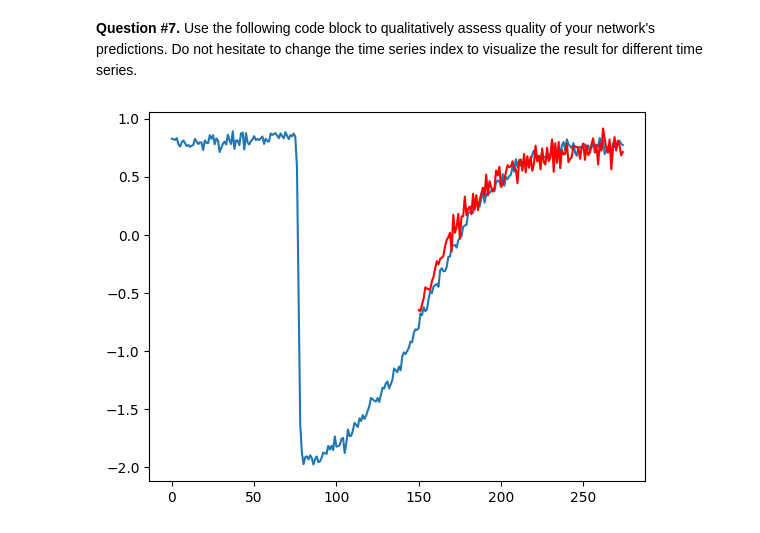
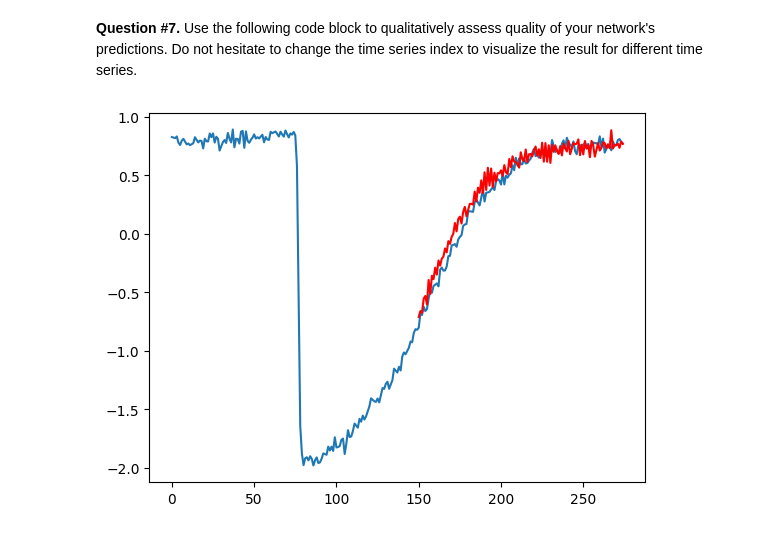
Before and after one commit to rtavenar/notebooks-ml4ts, a Jupyter notebook: 03_align4ml_sol.ipynb, the cells around one changed output. Drawn from its saved outputs; the diff is of its cells as text; code cells hidden in the pictures.

```diff
--- a/03_align4ml_sol.ipynb
+++ b/03_align4ml_sol.ipynb
@@ -221,0 +161,41 @@ Epoch 100/100
+# %%
+import torch
+from torch.utils.data import DataLoader, TensorDataset
+
+def train_model(model, X, y, epochs, criterion, optimizer):
+    dataset = TensorDataset(torch.tensor(X).float(), torch.tensor(y).float())
+    dataloader = DataLoader(dataset, batch_size=10, shuffle=True)
+    for epoch in range(epochs):
+        for inputs, targets in dataloader:
+            # Forward pass
+            outputs = model(inputs)
+            loss = criterion(outputs, targets).mean()
+
+            # Backward pass and optimization
+            optimizer.zero_grad()
+            loss.backward()
+            optimizer.step()
+
+        print(f'Epoch [{epoch+1}/{epochs}], Loss: {loss.item():.4f}')
+# %%
+from torch import nn
+from torch import optim
+
+from tslearn.metrics import SoftDTWLossPyTorch
+
+class SimpleMLP(nn.Module):
+    def __init__(self, input_size, hidden_dim, output_size):
+        super(SimpleMLP, self).__init__()
+        self.fc1 = nn.Linear(input_size, hidden_dim)
+        self.fc2 = nn.Linear(hidden_dim, output_size)
+
+    def forward(self, x):
+        x = x.squeeze()
+        x = torch.relu(self.fc1(x))
+        x = self.fc2(x)
+        return x.unsqueeze(dim=-1)
+
+model = SimpleMLP(150, 256, 125)
+train_model(model, X_subset[:, :150], X_subset[:, 150:],
+            epochs=200, criterion=SoftDTWLossPyTorch(gamma=.1, normalize=True),
+            optimizer=optim.Adam(model.parameters(), lr=0.01))
@@ -226,13 +224,13 @@ Do not hesitate to change the time series index to visualize the result for diff
 # %%
 import matplotlib.pyplot as plt
 
 ts_index = 50
 
-y_pred = model(X_test[:, :150, 0]).detach().numpy()
+y_pred = model(torch.tensor(X_test[:, :150]).float()).detach().numpy()
 
 plt.figure()
 plt.plot(X_test[ts_index].ravel())
 plt.plot(np.arange(150, 275), y_pred[ts_index], 'r-')
 plt.show()
 # %% [output]
-[figure, old version]
+[figure, new version]
```
Also changed, not shown: parts of 23 cells of this notebook, 2 other files.
